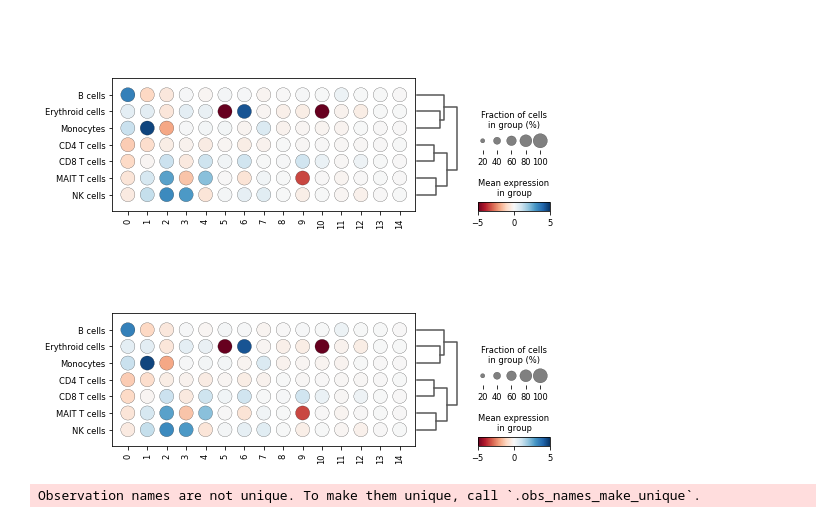
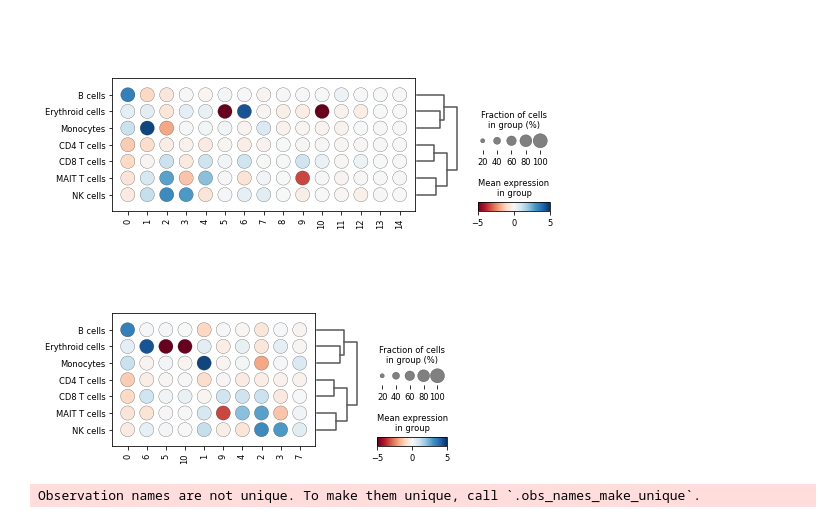
Before and after one commit to cantinilab/mowgli_reproducibility, a Jupyter notebook: visualize/visualize_enrichment.ipynb, the cells around one changed output. Cells and saved outputs as stored; diff of their text form; code cells hidden in the pictures.

```diff
--- a/visualize/visualize_enrichment.ipynb
+++ b/visualize/visualize_enrichment.ipynb
@@ -284,9 +335,19 @@ sc.pl.dotplot(mofa_embedding, mofa_embedding.var_names, groupby="leiden", dendro
 [figure]
 # %%
 sc.tl.dendrogram(mofa_embedding, groupby="leiden")
-sc.pl.dotplot(mofa_embedding, mofa_embedding.var_names, groupby="leiden", dendrogram=True, cmap="RdBu", vmin=-5, vmax=5, expression_cutoff=-100, )
+idx = [0, 6, 5, 10, 1, 9, 4, 2, 3, 7]
+sc.pl.dotplot(
+    mofa_embedding,
+    mofa_embedding.var_names[idx],
+    groupby="leiden",
+    dendrogram=True,
+    cmap="RdBu",
+    vmin=-5,
+    vmax=5,
+    expression_cutoff=-100,
+)
 # %% [output]
-[figure, old version]
+[figure, new version]
 # %%
 mofa_pvals = ad.AnnData(1e-3*np.random.rand(len(celltypes), mofa_embedding.n_vars) + np.zeros((len(celltypes), mofa_embedding.n_vars)))
 mofa_pvals.obs_names = celltypes
```
Also changed, not shown: parts of 7 cells of this notebook, 1 other file.
